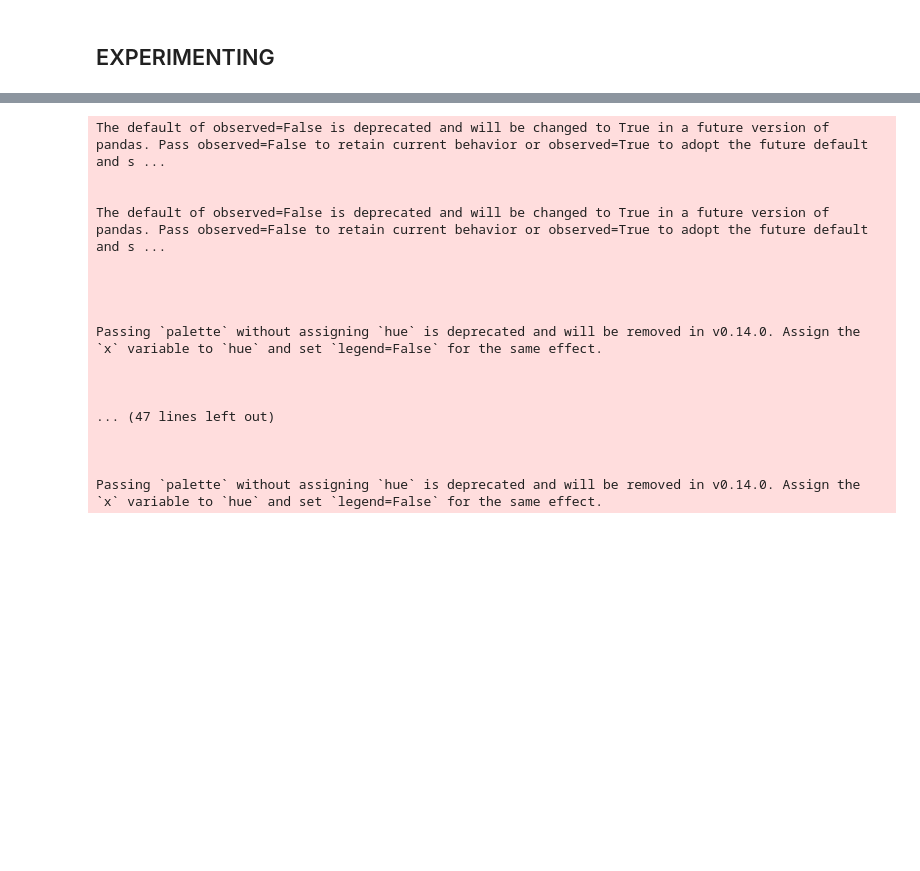
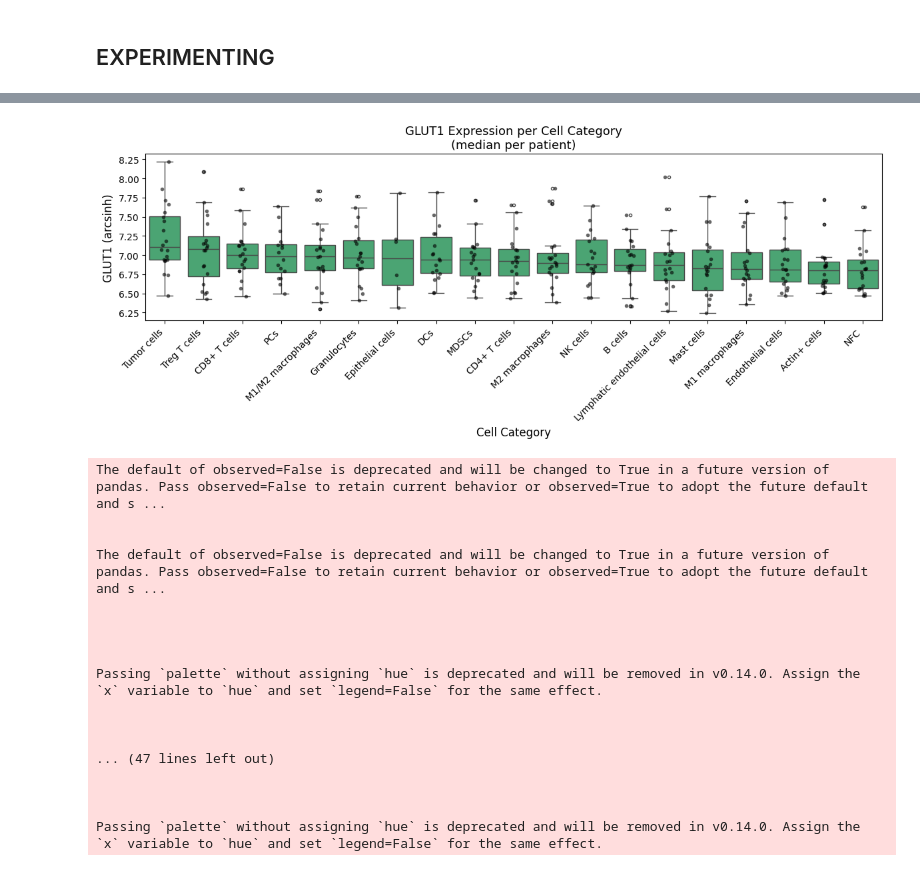
Before and after one commit to SchapiroLabor/NUT_spatial, a Jupyter notebook: niches_clustering/niche_clustering.ipynb, the cells around one changed output, grey strips where cells are left out. Drawn from its saved outputs; the diff is of its cells as text; code cells hidden in the pictures; blank space fills up the shorter version.

```diff
--- a/niches_clustering/niche_clustering.ipynb
+++ b/niches_clustering/niche_clustering.ipynb
@@ -304,3 +319,66 @@ Index(['ACTIN', 'ARGINASE1', 'BCL2', 'BETAACTIN', 'BETACATENIN', 'CALPONIN',
+# %%
+import pandas as pd
+import numpy as np
+import matplotlib.pyplot as plt
+import seaborn as sns
+
+# Extract GLUT1 arcsinh values
+glut1_idx = list(adata_unified.var_names).index("KI67")
+glut1_values = np.array(adata_unified.layers["arcsinh"][:, glut1_idx]).flatten()
+
+# Build dataframe
+df = pd.DataFrame({
+    "GLUT1": glut1_values,
+    "cell_category": adata_unified.obs["cell_category"].values,
+    "patient_exp": adata_unified.obs["patient_exp"].values,
+})
+
+# Aggregate to patient level per cell category
+patient_df = (
+    df.groupby(["cell_category", "patient_exp"])["GLUT1"]
+    .median()
+    .reset_index()
+)
+
+# Sort cell categories by median of patient medians (descending)
+category_order = (
+    patient_df.groupby("cell_category")["GLUT1"]
+    .median()
+    .sort_values(ascending=False)
+    .index.tolist()
+)
+
+# Plot
+fig, ax = plt.subplots(figsize=(12, 5))
+sns.boxplot(
+    data=patient_df,
+    x="cell_category",
+    y="GLUT1",
+    order=category_order,
+    color="mediumseagreen",
+    fliersize=3,
+    ax=ax,
+)
+sns.stripplot(
+    data=patient_df,
+    x="cell_category",
+    y="GLUT1",
+    order=category_order,
+    color="black",
+    alpha=0.6,
+    size=4,
+    jitter=True,
+    ax=ax,
+)
+
+ax.set_xlabel("Cell Category", fontsize=12)
+ax.set_ylabel("GLUT1 (arcsinh)", fontsize=12)
+ax.set_title("GLUT1 Expression per Cell Category\n(median per patient)", fontsize=13)
+ax.set_xticklabels(ax.get_xticklabels(), rotation=45, ha="right")
+plt.tight_layout()
+plt.show()
+# %% [output]
+[figure, added]
 # %%
 # --- Build aggregated df for KI67 only ---
 ki67_idx = adata_unified.var_names.get_loc("KI67")
```
Also changed, not shown: parts of 5 cells of this notebook, 2 other files.
